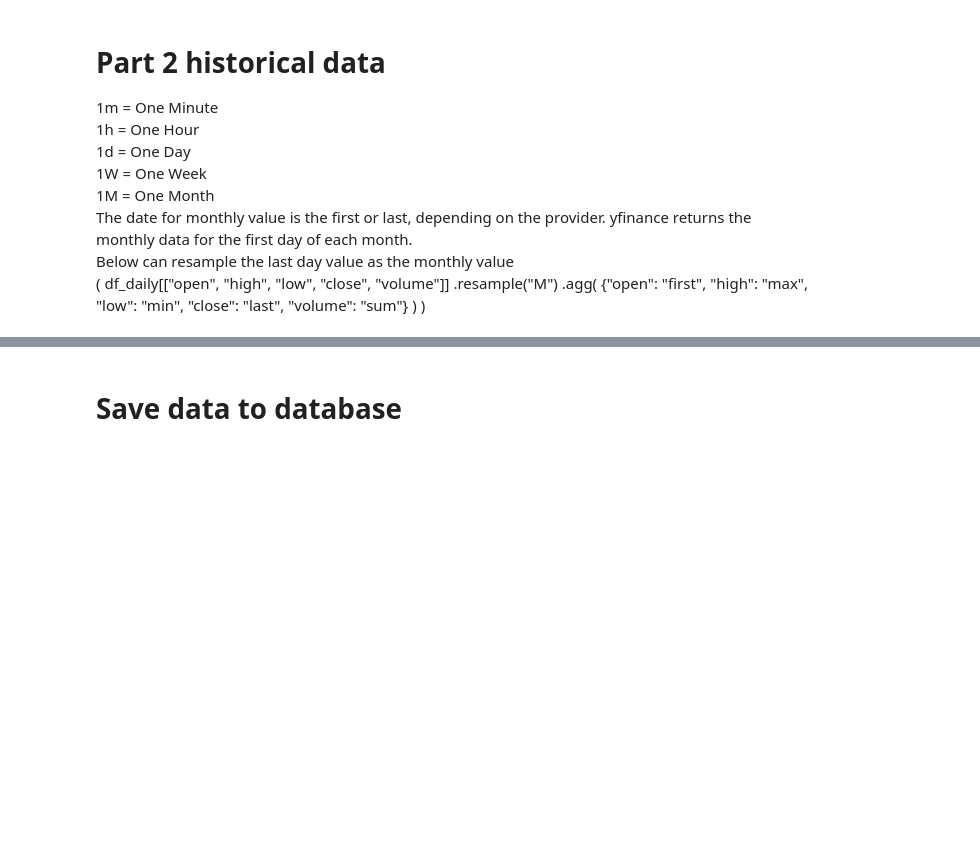
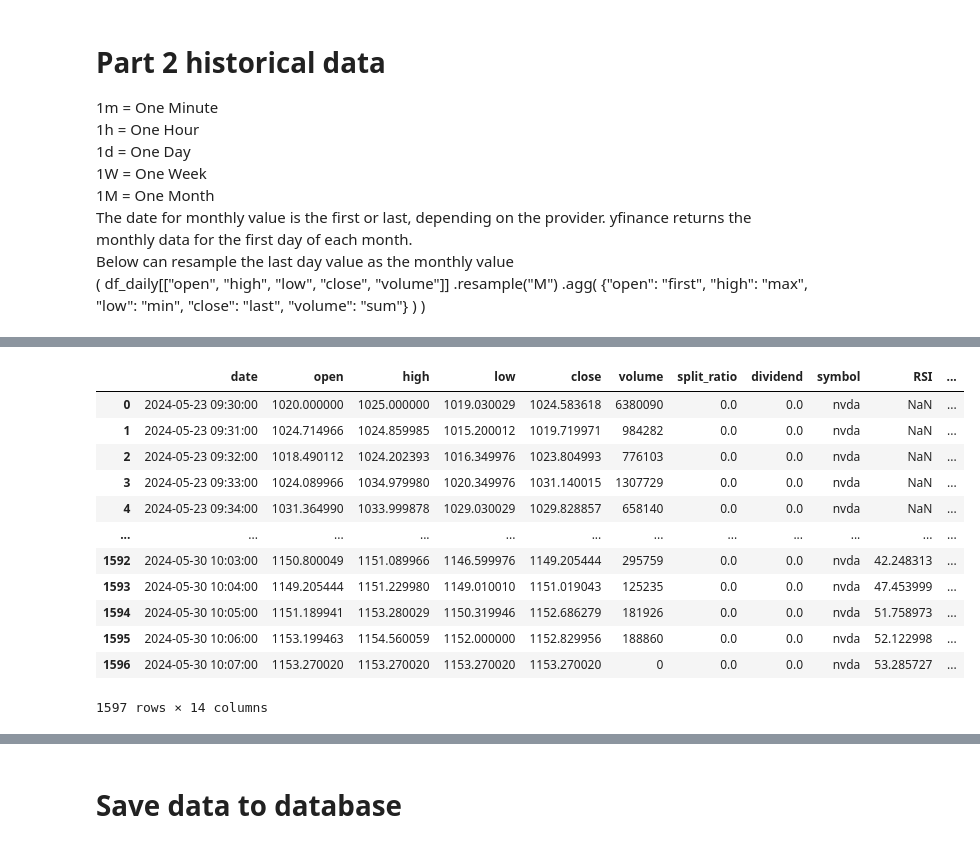
Before and after one commit to lxy000719/finance, a Jupyter notebook: stock.ipynb, the cells around one changed output, grey strips where cells are left out. Saved outputs shown, nothing was run; the diff lists cells and outputs as text; code cells hidden in the pictures; blank space fills up the shorter version.

```diff
--- a/stock.ipynb
+++ b/stock.ipynb
@@ -217,0 +316,20 @@ df_minute
+# %%
+# Calculate MACD
+macd = ta.trend.MACD(df_minute_withta["close"])
+df_minute_withta["MACD"] = macd.macd()
+df_minute_withta["MACD_signal"] = macd.macd_signal()
+df_minute_withta
+# %% [output]
+|  | date | open | high | low | close | volume | split_ratio | dividend | symbol | RSI | ... |
+| 0 | 2024-05-23 09:30:00 | 1020.000000 | 1025.000000 | 1019.030029 | 1024.583618 | 6380090 | 0.0 | 0.0 | nvda | NaN | ... |
+| 1 | 2024-05-23 09:31:00 | 1024.714966 | 1024.859985 | 1015.200012 | 1019.719971 | 984282 | 0.0 | 0.0 | nvda | NaN | ... |
+| 2 | 2024-05-23 09:32:00 | 1018.490112 | 1024.202393 | 1016.349976 | 1023.804993 | 776103 | 0.0 | 0.0 | nvda | NaN | ... |
+| 3 | 2024-05-23 09:33:00 | 1024.089966 | 1034.979980 | 1020.349976 | 1031.140015 | 1307729 | 0.0 | 0.0 | nvda | NaN | ... |
+| 4 | 2024-05-23 09:34:00 | 1031.364990 | 1033.999878 | 1029.030029 | 1029.828857 | 658140 | 0.0 | 0.0 | nvda | NaN | ... |
+| ... | ... | ... | ... | ... | ... | ... | ... | ... | ... | ... | ... |
+| 1592 | 2024-05-30 10:03:00 | 1150.800049 | 1151.089966 | 1146.599976 | 1149.205444 | 295759 | 0.0 | 0.0 | nvda | 42.248313 | ... |
+| 1593 | 2024-05-30 10:04:00 | 1149.205444 | 1151.229980 | 1149.010010 | 1151.019043 | 125235 | 0.0 | 0.0 | nvda | 47.453999 | ... |
+| 1594 | 2024-05-30 10:05:00 | 1151.189941 | 1153.280029 | 1150.319946 | 1152.686279 | 181926 | 0.0 | 0.0 | nvda | 51.758973 | ... |
+| 1595 | 2024-05-30 10:06:00 | 1153.199463 | 1154.560059 | 1152.000000 | 1152.829956 | 188860 | 0.0 | 0.0 | nvda | 52.122998 | ... |
+| 1596 | 2024-05-30 10:07:00 | 1153.270020 | 1153.270020 | 1153.270020 | 1153.270020 | 0 | 0.0 | 0.0 | nvda | 53.285727 | ... |
+1597 rows × 14 columns
```
Also changed, not shown: parts of 19 cells of this notebook.
